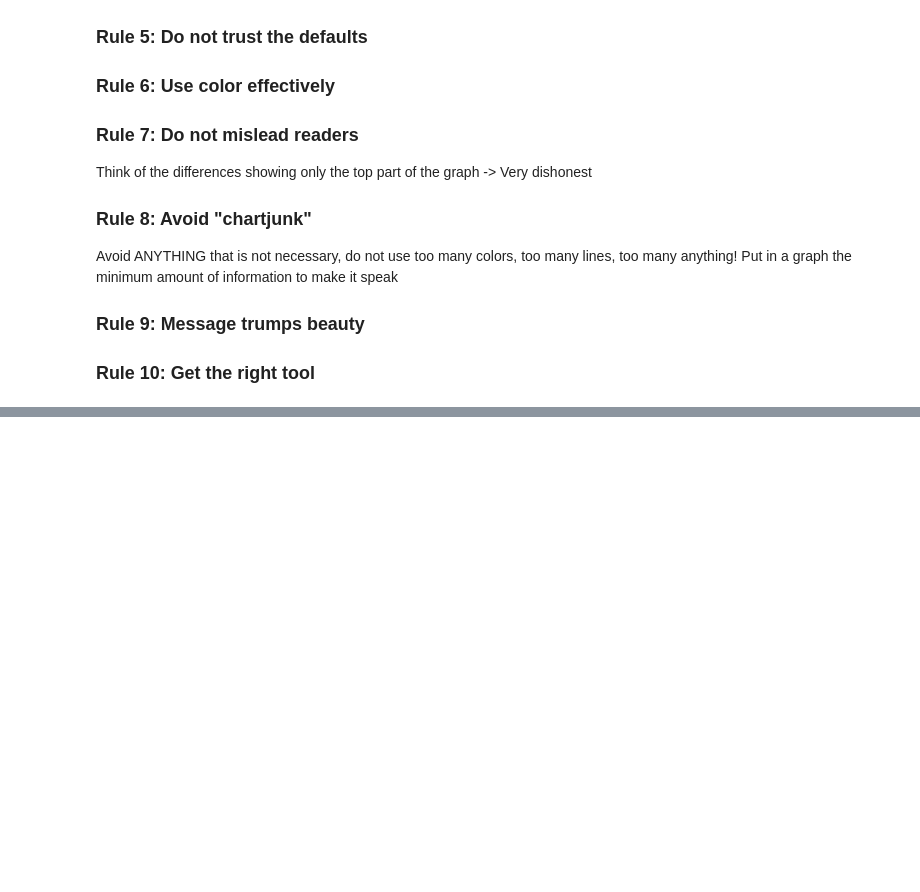
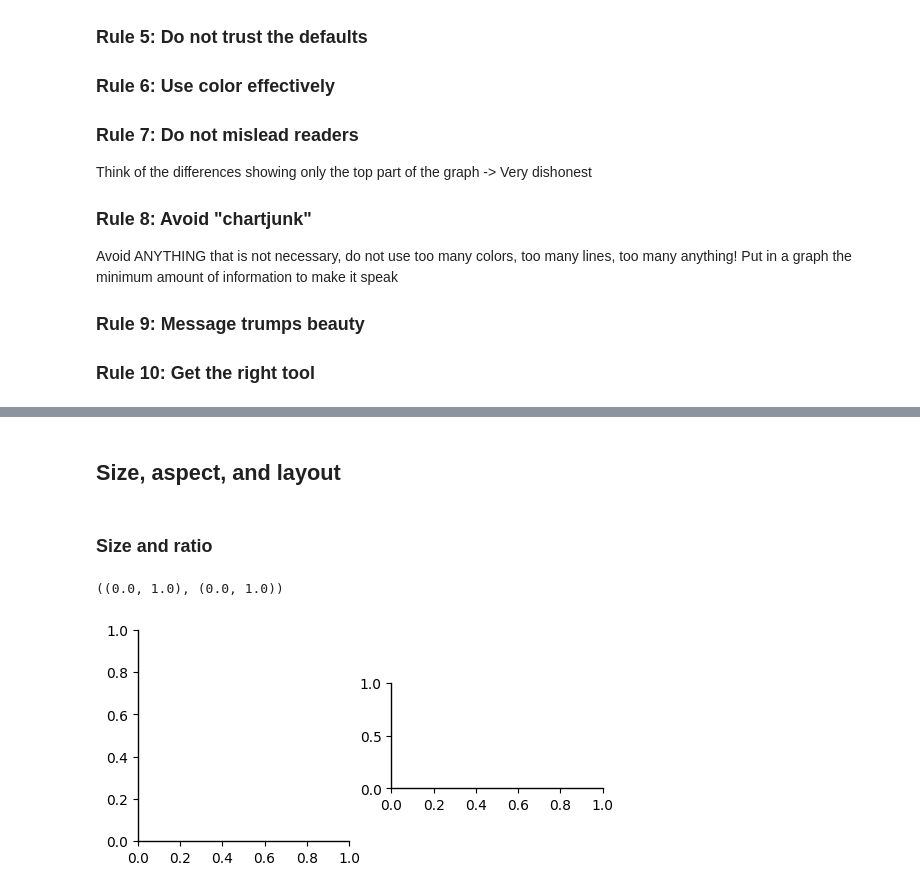
Before and after one commit to MattiaSalve/Beautiful-Matplotlib, a Jupyter notebook: learn_matplotlib.ipynb, the cells around one changed output, grey strips where cells are left out. Saved outputs shown, nothing was run; the diff lists cells and outputs as text; code cells hidden in the pictures; blank space fills up the shorter version.

```diff
--- a/learn_matplotlib.ipynb
+++ b/learn_matplotlib.ipynb
@@ -205,0 +231,13 @@ Avoid ANYTHING that is not necessary, do not use too many colors, too many lines
+# %% [markdown]
+## Size, aspect, and layout
+# %% [markdown]
+### Size and ratio
+# %%
+fig = plt.figure(figsize=(6,6))
+ax1 = plt.subplot(1, 2, 1, aspect = 1)
+ax1.set_xlim(0, 1), ax1.set_ylim(0,1)
+ax2 = plt.subplot(1, 2, 2, aspect = 0.5)
+ax2.set_xlim(0, 1), ax2.set_ylim(0,1)
+# %% [output]
+((0.0, 1.0), (0.0, 1.0))
+[figure, added]
```
Also changed, not shown: parts of 11 cells of this notebook, 1 other file.
